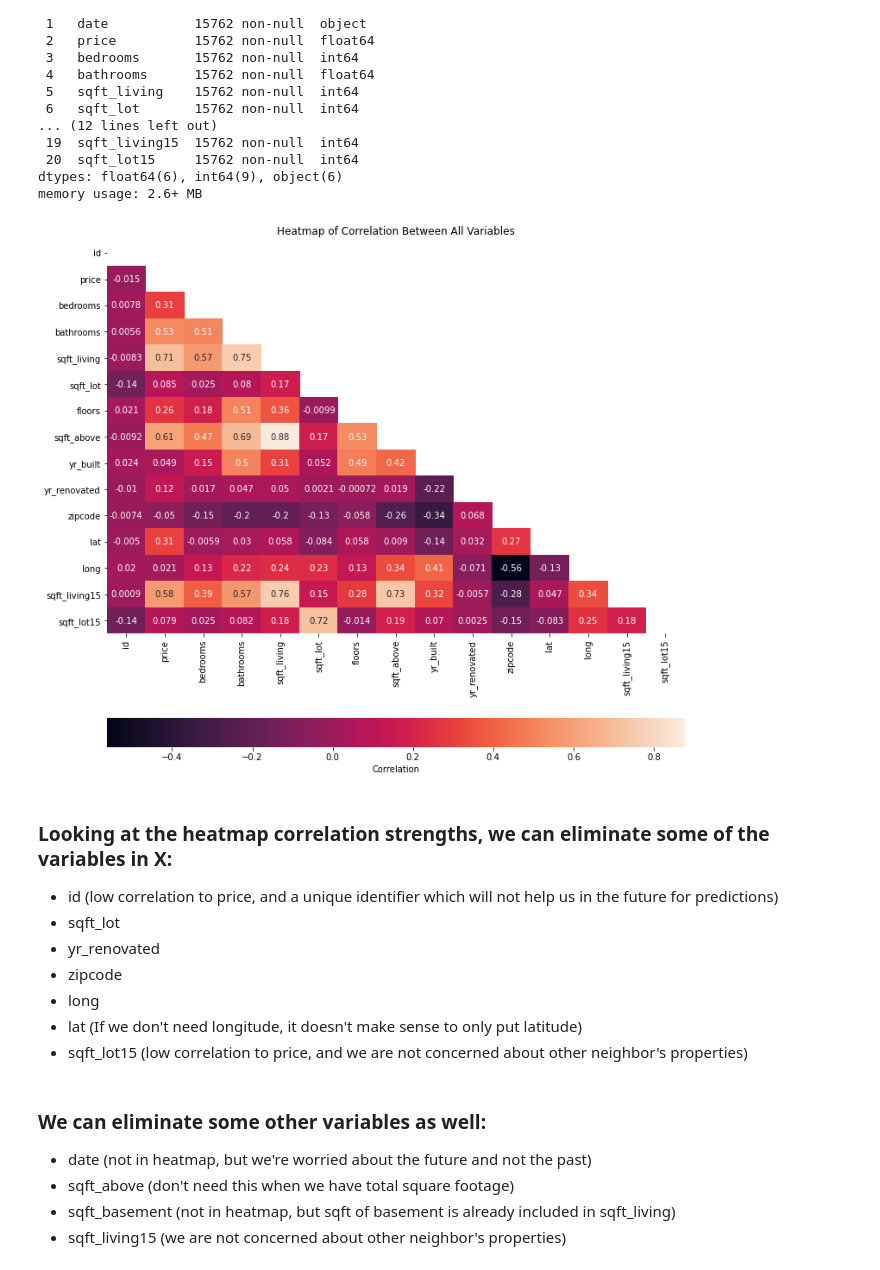
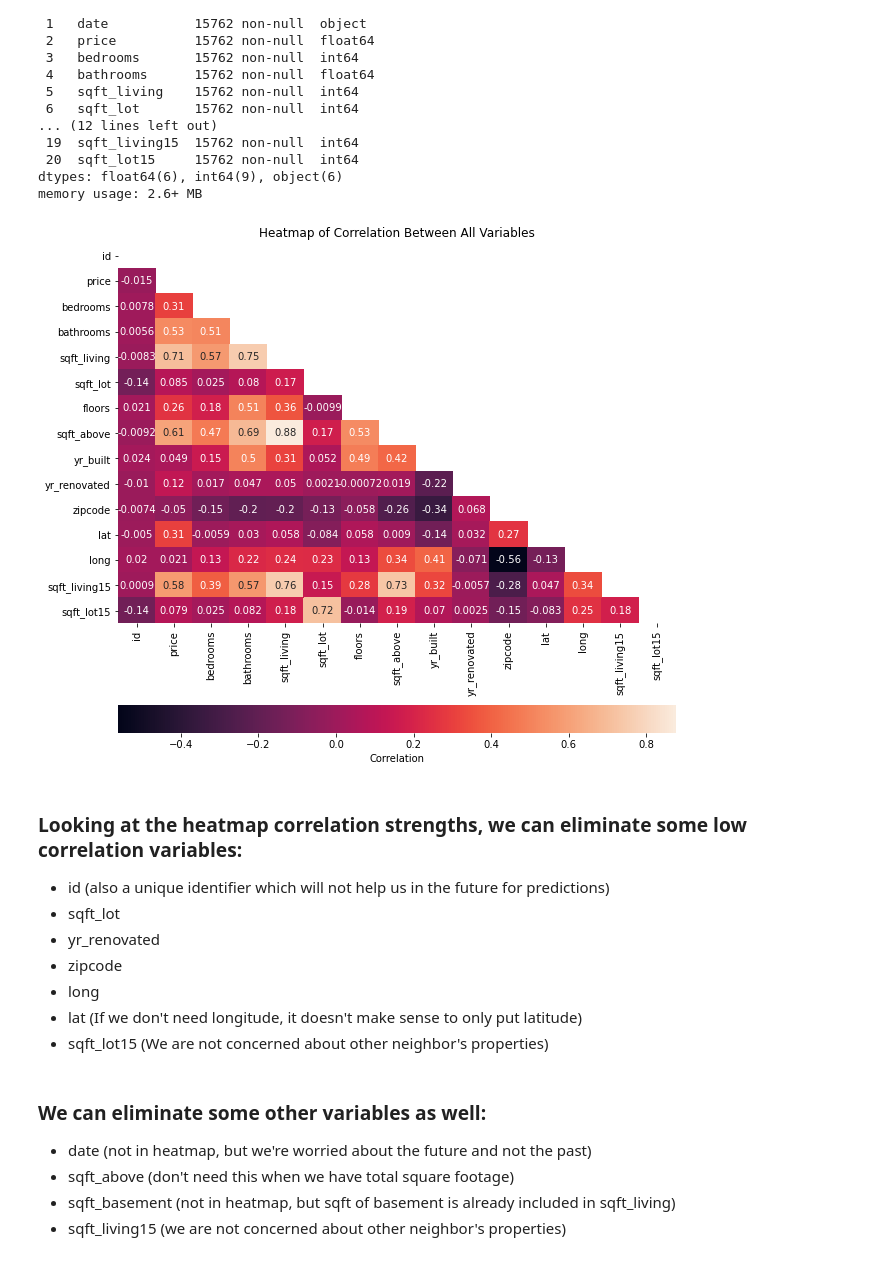
Before and after one commit to aharri123/dsc-phase-2-project-v2-3, a Jupyter notebook: student.ipynb, the cells around one changed output. Saved outputs shown, nothing was run; the diff lists cells and outputs as text; code cells hidden in the pictures.

```diff
--- a/student.ipynb
+++ b/student.ipynb
@@ -265,31 +269,31 @@ memory usage: 2.6+ MB
 # %%
 #There's a lot of variables so let's see if we can eliminate some variables
 #First we'll create a heatmap to look at the correlation strengths
 #We can also use this to check for multicollinearity
 correlation = df.corr()
 
 #Set up axes
-fig, ax = plt.subplots(figsize=(12, 12))
+fig, ax = plt.subplots(figsize=(10, 10))
 
 #Create heatmap
 sns.heatmap(data = correlation,
             annot = True,
             ax = ax,
             mask= np.triu(np.ones_like(correlation, dtype=bool)),
             cbar_kws={"label": "Correlation","orientation": "horizontal"});
 
 ax.set_title("Heatmap of Correlation Between All Variables");
 # %% [output]
-[figure, old version]
+[figure, new version]
 # %% [markdown]
-### Looking at the heatmap correlation strengths, we can eliminate some of the variables in X:
-* id (low correlation to price, and a unique identifier which will not help us in the future for predictions)
+### Looking at the heatmap correlation strengths, we can eliminate some low correlation variables:
+* id (also a unique identifier which will not help us in the future for predictions)
 * sqft_lot
 * yr_renovated
 * zipcode
 * long
 * lat (If we don't need longitude, it doesn't make sense to only put latitude)
-* sqft_lot15 (low correlation to price, and we are not concerned about other neighbor's properties)
+* sqft_lot15 (We are not concerned about other neighbor's properties)
 # %% [markdown]
 ### We can eliminate some other variables as well:
 * date (not in heatmap, but we're worried about the future and not the past)
```
Also changed, not shown: parts of 26 cells of this notebook.
